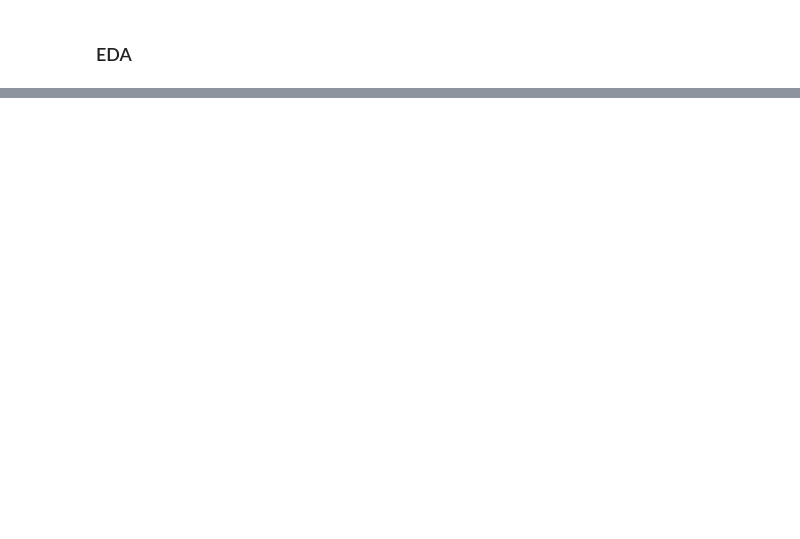
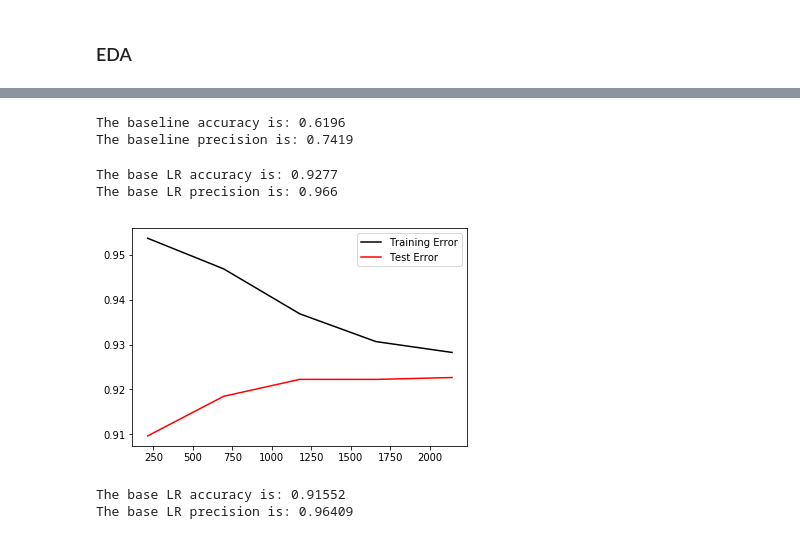
Before and after one commit to alan-j-lin/stealingbases_classification, a Jupyter notebook: Project_McNulty.ipynb, the cells around one changed output, grey strips where cells are left out. Cells and saved outputs as stored; diff of their text form; code cells hidden in the pictures; blank space fills up the shorter version.

```diff
--- a/Project_McNulty.ipynb
+++ b/Project_McNulty.ipynb
@@ -120,0 +146,6 @@ len(desc_df['description'].unique())
+# %%
+y = steal_df['is_steal']
+X = steal_df.iloc[:, :-1]
+
+X_train, X_test, y_train, y_test = train_test_split(X, y, test_size = 0.3, random_state = 42, stratify = y)
+df = pd.concat([X_train, y_train], axis = 1)
@@ -120,0 +202,5 @@ len(desc_df['description'].unique())
+# %%
+ssX = StandardScaler()
+X_train_scaled = ssX.fit_transform(df)
+X_train_scaled = pd.DataFrame(X_train_scaled, columns = df.columns)
+X_train_scaled.head()
@@ -120,0 +215,31 @@ len(desc_df['description'].unique())
+# %%
+DC = DummyClassifier(random_state = 42)
+DC.fit(X_train_scaled, y_train)
+dummy_predict = DC.predict(X_train_scaled)
+dummy_acc = np.round(accuracy_score(y_train, dummy_predict), 4)
+dummy_pre = np.round(precision_score(y_train, dummy_predict), 4)
+print(f'The baseline accuracy is: {dummy_acc}')
+print(f'The baseline precision is: {dummy_pre}')
+# %% [output]
+The baseline accuracy is: 0.6196
+The baseline precision is: 0.7419
+# %%
+LR = LogisticRegression(random_state = 42)
+LR.fit(X_train_scaled, y_train)
+y_predict = LR.predict(X_train_scaled)
+y_predictprob = LR.predict_proba(X_train_scaled)[:, 1]
+LR_acc = np.round(accuracy_score(y_train, y_predict), 4)
+LR_pre = np.round(precision_score(y_train, y_predict), 4)
+print(f'The base LR accuracy is: {LR_acc}')
+print(f'The base LR precision is: {LR_pre}')
+# %% [output]
+The base LR accuracy is: 0.9277
+The base LR precision is: 0.966
+# %%
+m, train_err, test_err = learning_curve(LR, X_train_scaled, y_train, cv = 10, scoring = 'accuracy', random_state = 42)
+m_trainerr = np.mean(train_err, axis = 1)
+m_testerr = np.mean(test_err, axis = 1)
+plt.plot(m, m_trainerr, 'k', m, m_testerr, 'r')
+plt.legend(['Training Error', 'Test Error']);
+# %% [output]
+[figure, added]
@@ -120,0 +267,8 @@ len(desc_df['description'].unique())
+# %%
+LR_acc = np.round(np.mean(cross_val_score(LR, dummyX2, y_train, scoring = 'accuracy', cv = 10)), 5)
+LR_pre = np.round(np.mean(cross_val_score(LR, dummyX2, y_train, scoring = 'precision', cv = 10)), 5)
+print(f'The base LR accuracy is: {LR_acc}')
+print(f'The base LR precision is: {LR_pre}')
+# %% [output]
+The base LR accuracy is: 0.91552
+The base LR precision is: 0.96409
```
Also changed, not shown: parts of 23 cells of this notebook.
